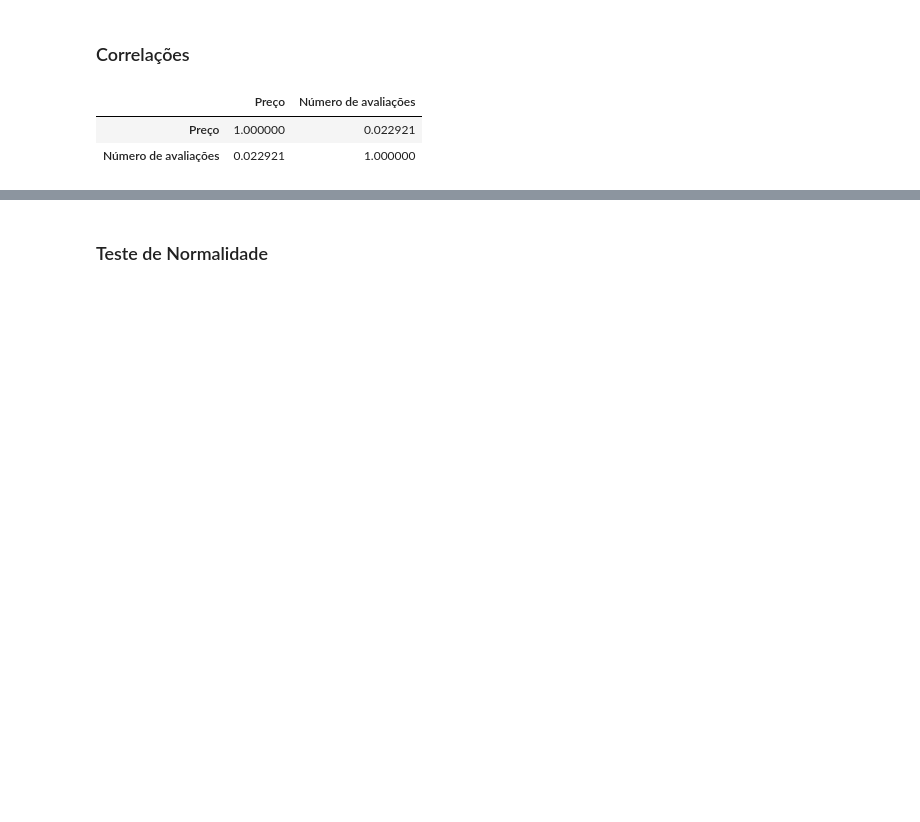
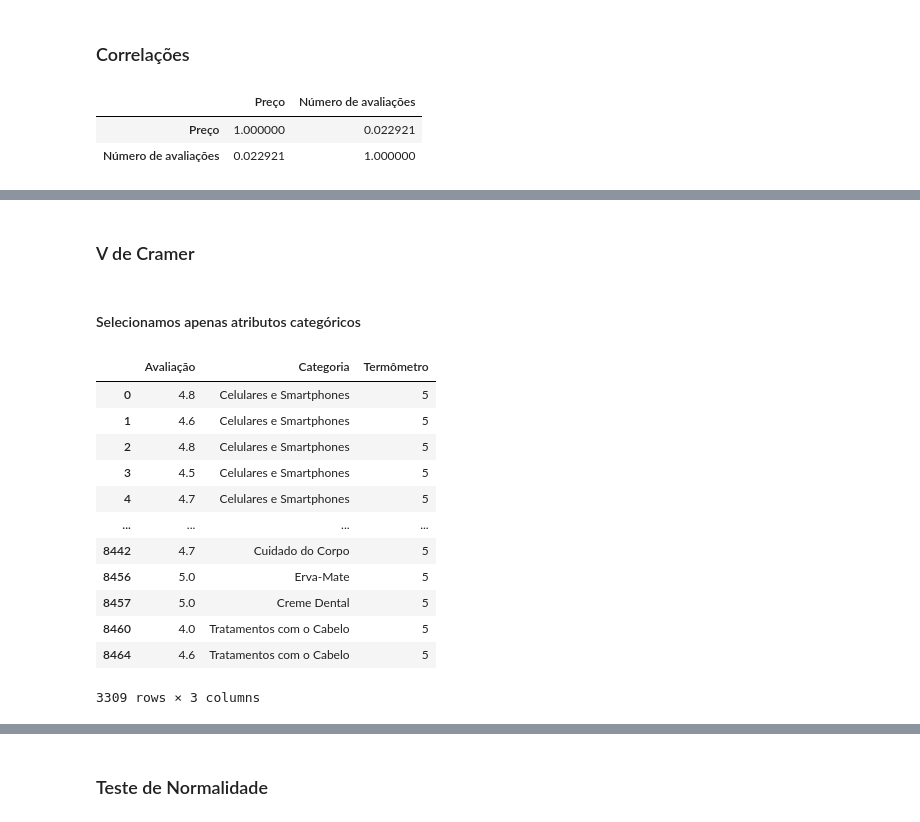
Before and after one commit to dytron/data-science-mercado-livre, a Jupyter notebook: analise.ipynb, the cells around one changed output, grey strips where cells are left out. Saved outputs shown, nothing was run; the diff lists cells and outputs as text; code cells hidden in the pictures; blank space fills up the shorter version.

```diff
--- a/analise.ipynb
+++ b/analise.ipynb
@@ -351,0 +354,21 @@ NameError: name 'sn' is not defined
+# %% [markdown]
+### V de Cramer
+# %% [markdown]
+#### Selecionamos apenas atributos categóricos
+# %%
+data = df[['Avaliação', 'Categoria', 'Termômetro']].dropna()
+data
+# %% [output]
+|  | Avaliação | Categoria | Termômetro |
+| 0 | 4.8 | Celulares e Smartphones | 5 |
+| 1 | 4.6 | Celulares e Smartphones | 5 |
+| 2 | 4.8 | Celulares e Smartphones | 5 |
+| 3 | 4.5 | Celulares e Smartphones | 5 |
+| 4 | 4.7 | Celulares e Smartphones | 5 |
+| ... | ... | ... | ... |
+| 8442 | 4.7 | Cuidado do Corpo | 5 |
+| 8456 | 5.0 | Erva-Mate | 5 |
+| 8457 | 5.0 | Creme Dental | 5 |
+| 8460 | 4.0 | Tratamentos com o Cabelo | 5 |
+| 8464 | 4.6 | Tratamentos com o Cabelo | 5 |
+3309 rows × 3 columns
```
Also changed, not shown: parts of 13 cells of this notebook.
